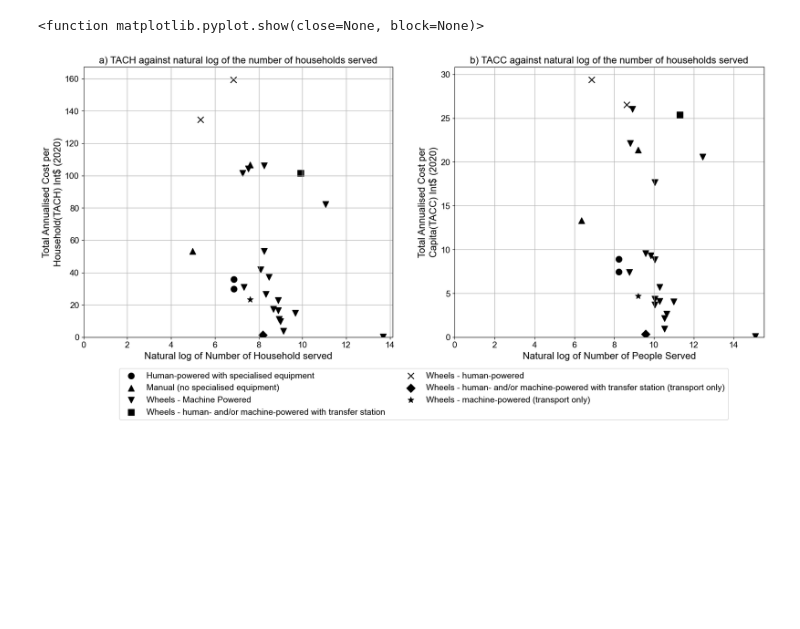
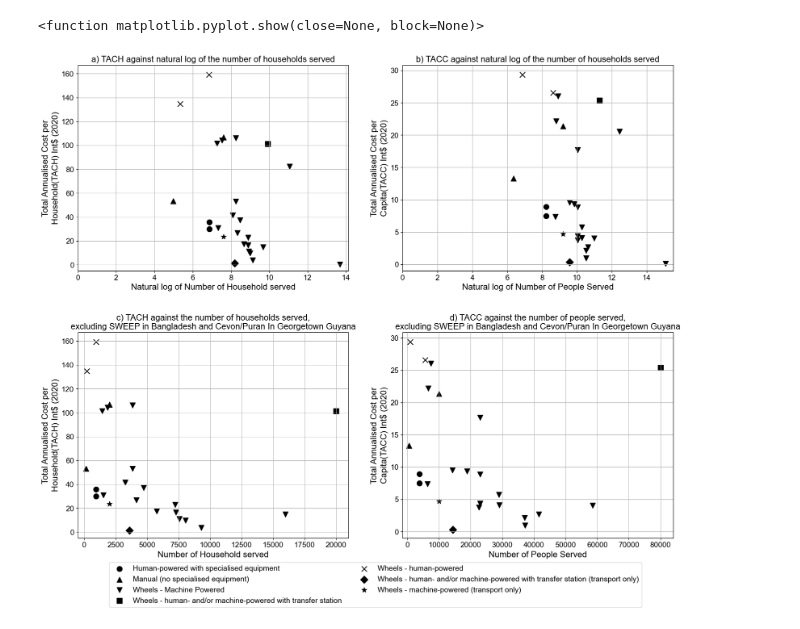
Before and after one commit to JinIgarashi/cactus-narok-figures, a Jupyter notebook: fiona/E&T tach against number of people.ipynb, the cells around one changed output. Drawn from its saved outputs; the diff is of its cells as text; code cells hidden in the pictures; blank space fills up the shorter version.

Commit message:
added new figures for fiona's

```diff
--- a/fiona/E&T tach against number of people.ipynb
+++ b/fiona/E&T tach against number of people.ipynb
@@ -15,8 +15,7 @@ plt.rcParams['font.size'] = 14
 # %%
 # create scatterplots by given parameters
 def createScatterPlot(
-    path_excel,
-    sheetname,
+    data,
     ax,
     groupby_col,
     x_col,
@@ -27,10 +26,10 @@ def createScatterPlot(
     markers = ['o', '^', 'v', 's', 'x', 'D', '*'],
     trendline_style = ['-', '--', '-.', ':'],
     log_transform=False,
-    marker_size = 100
+    marker_size = 100,
+    x_min = 0,
+    y_min = 0,
 ):
-    data = pd.read_excel(path_excel, sheet_name=sheetname)
-
     components = data[groupby_col].unique()
     for i, component in enumerate(components):
         df = data[data[groupby_col]==component]
@@ -44,48 +43,83 @@ def createScatterPlot(
 
         ax.scatter(x_data, y_data, marker=markers[i], label=component, color=color, s=marker_size)
 
-    ax.set_xlim(left=0)
-    ax.set_ylim(bottom=0)
+    ax.set_xlim(left=x_min)
+    ax.set_ylim(bottom=y_min)
     ax.set_title(title, fontsize=16)
     ax.set_xlabel(x_label, fontsize=16)
     ax.set_ylabel(y_label, fontsize=16)
 #     ax.legend()
     ax.grid(which='both')
 # %%
-fig = plt.figure(figsize=(20, 8))
+fig = plt.figure(figsize=(20, 16))
 
-ax3 = fig.add_subplot(1, 2, 1)
+ax1 = fig.add_subplot(2, 2, 1)
+data = pd.read_excel(path_excel, sheet_name=sheetname)
 createScatterPlot(
-    path_excel,
-    sheetname,
-    ax3,
+    data,
+    ax1,
     groupby_col = 'component',
     x_col = 'num_hh_served',
     y_col = 'tach',
     title = 'a) TACH against natural log of the number of households served',
     x_label = 'Natural log of Number of Household served',
     y_label = 'Total Annualised Cost per\nHousehold(TACH) Int$ (2020)',
-    log_transform = True
+    log_transform = True,
+    y_min = -5
 )
 
-ax4 = fig.add_subplot(1, 2, 2)
+ax2 = fig.add_subplot(2, 2, 2)
 createScatterPlot(
-    path_excel,
-    sheetname,
-    ax4,
+    data,
+    ax2,
     groupby_col = 'component',
     x_col = 'num_people_served',
     y_col = 'tacc',
     title = 'b) TACC against natural log of the number of households served',
     x_label = 'Natural log of Number of People Served',
     y_label = 'Total Annualised Cost per\nCapita(TACC) Int$ (2020)',
-    log_transform = True
+    log_transform = True,
+    y_min = -1
+)
+
+ax3 = fig.add_subplot(2, 2, 3)
+filtered_data = data[~data['datapoint_id'].isin([
+    53, # SWEEP, Bangladesh
+    48 # Georgetown, Guyana
+])]
+createScatterPlot(
+    filtered_data,
+    ax3,
+    groupby_col = 'component',
+    x_col = 'num_hh_served',
+    y_col = 'tach',
+    title = 'c) TACH against the number of households served,\nexcluding SWEEP in Bangladesh and Cevon/Puran In Georgetown Guyana',
+    x_label = 'Number of Household served',
+    y_label = 'Total Annualised Cost per\nHousehold(TACH) Int$ (2020)',
+    log_transform = False,
+    y_min = -5,
+    x_min = -500
+)
+
+ax4 = fig.add_subplot(2, 2, 4)
+createScatterPlot(
+    filtered_data,
+    ax4,
+    groupby_col = 'component',
+    x_col = 'num_people_served',
+    y_col = 'tacc',
+    title = 'd) TACC against the number of people served,\nexcluding SWEEP in Bangladesh and Cevon/Puran In Georgetown Guyana',
+    x_label = 'Number of People Served',
+    y_label = 'Total Annualised Cost per\nCapita(TACC) Int$ (2020)',
+    log_transform = False,
+    y_min = -1,
+    x_min = -1500
 )
 
 plt.subplots_adjust(wspace=0.2, hspace=0.3)
 plt.legend(bbox_to_anchor=(-0.1, -0.1), loc='upper center', ncol=2)
 plt.savefig(file_path, format="pdf", dpi=dpi, transparent=True, bbox_inches='tight')
 plt.show
 # %% [output]
 <function matplotlib.pyplot.show(close=None, block=None)>
-[figure, old version]
+[figure, new version]
```
Also changed, not shown: 13 other files.
